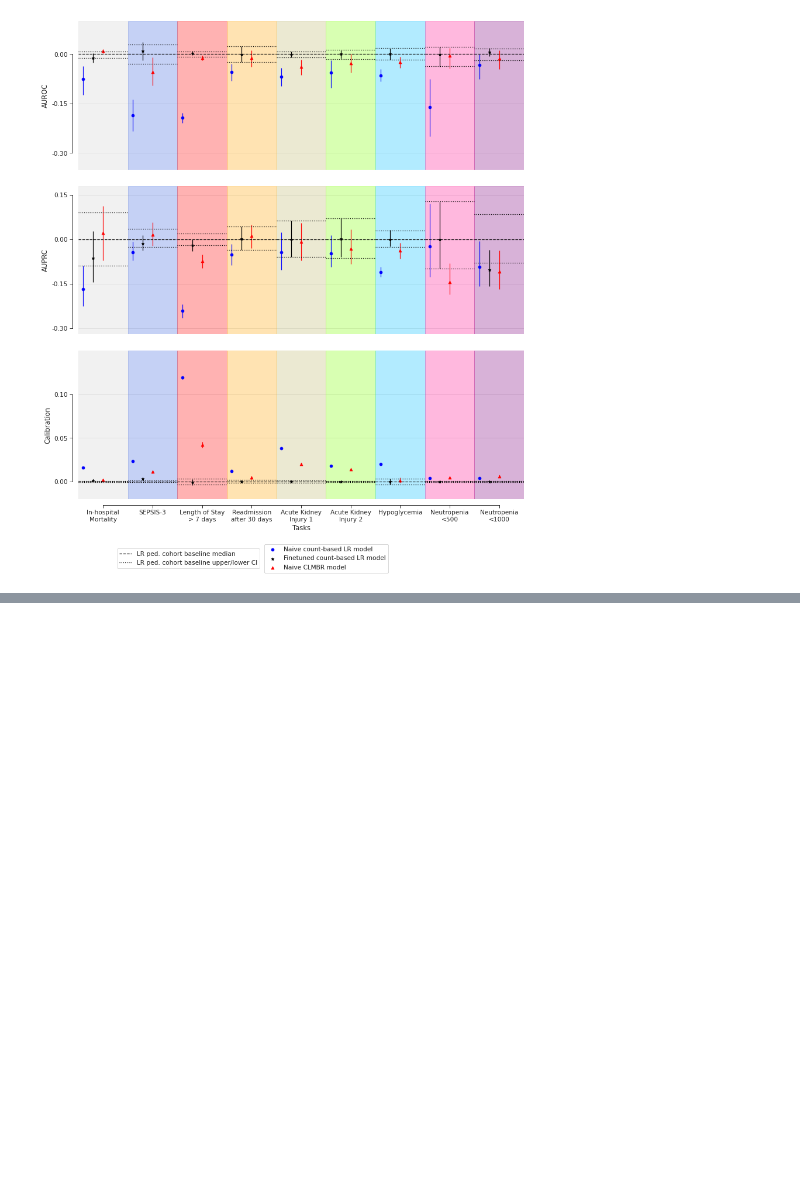
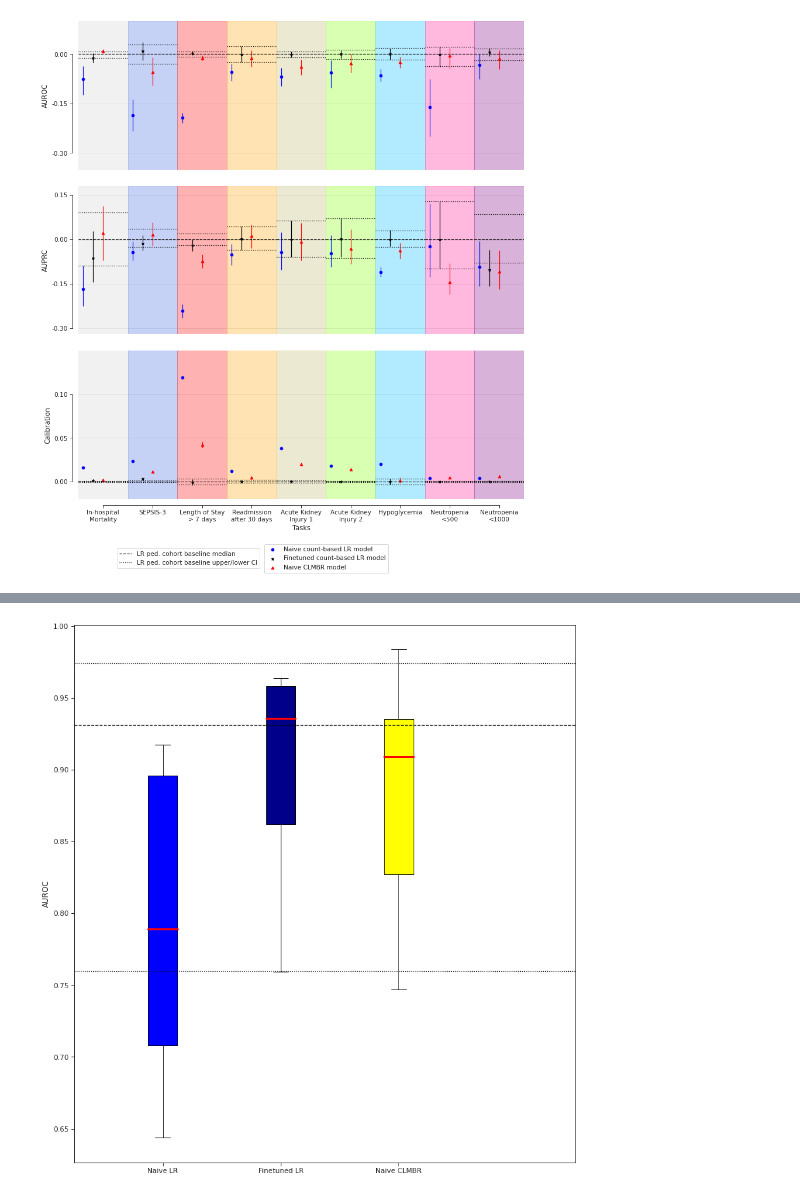
Before and after one commit to som-shahlab/adult_ped_transfer_learning, a Jupyter notebook: experiments/notebooks/plot_evaluation_all_task_all_models.ipynb, the cells around one changed output, grey strips where cells are left out. Drawn from its saved outputs; the diff is of its cells as text; code cells hidden in the pictures; blank space fills up the shorter version.

```diff
--- a/experiments/notebooks/plot_evaluation_all_task_all_models.ipynb
+++ b/experiments/notebooks/plot_evaluation_all_task_all_models.ipynb
@@ -422,3 +422,5 @@ plt.show()
 [figure]
 # %%
 #wilson cox test LR vs CLMBR and Naive vs Finetuned
+# %%
+lr_naive = bl_lr_df.query("test_group=='test' and metric=='auc' and feature_group=='shared' and cohort=='adult'")
@@ -424,0 +440,32 @@ plt.show()
+# %%
+metrics = ['auc']
+colours = ['blue', 'darkblue', 'yellow']
+fig, axes = plt.subplots(nrows=len(metrics), ncols=1, figsize=(12,15))
+plt.tight_layout(w_pad=1,h_pad=0.5,rect=[0.05,0.15,1,0.95])
+
+fg = 'shared'
+
+for r, metric in enumerate(metrics):
+    bl = np.array(bl_lr_df.query("test_group=='test' and metric=='auc' and feature_group=='shared' and cohort=='pediatric' and metric==@metric")['CI_med'])
+    bl_med = np.median(bl)
+    bl_min = np.min(bl)
+    bl_max = np.max(bl)
+    lr_naive = list(bl_lr_df.query("test_group=='test' and metric=='auc' and feature_group=='shared' and cohort=='adult' and metric==@metric")['CI_med'])
+    lr_ft = list(ft_lr_df.query("test_group=='test' and metric=='auc' and feature_group=='shared' and cohort=='adult' and metric==@metric")['CI_med'])
+    clmbr_naive = list(pt_clmbr_df.query("phase=='test' and metric=='auc' and cohort=='all' and metric==@metric")['CI_med'])
+#     clmbr_ft = list(ft_clmbr_df.query("test_group=='test' and metric=='auc' and cohort=='all' and metric==@metric")['CI_med'])
+    bp = axes.boxplot([lr_naive, lr_ft, clmbr_naive], positions=[2,4,6], labels=['Count-LR_FT-', 'Count-LR_FT+', 'CLMBR_FT-'], patch_artist=True)
+    for patch, colour in zip(bp['boxes'], colours):
+        patch.set_facecolor(colour)
+
+    for median in bp['medians']:
+        median.set(color ='red', linewidth = 3)
+
+    bl_line = axes.plot([0.5, 9],[bl_med, bl_med], linestyle='dashed', color='black')
+    axes.plot([0.5, 9],[bl_min, bl_min], linestyle='dotted', color='black')
+    axes.plot([0.5, 9],[bl_max, bl_max], linestyle='dotted', color='black')
+    axes.set_ylabel(y_axis[metric]['label'])
+    plt.xlim([0.5,9])
+#     for c, task in enumerate(tasks):
+# %% [output]
+[figure, added]
```
Also changed, not shown: parts of 1 cell of this notebook, 13 other files.
